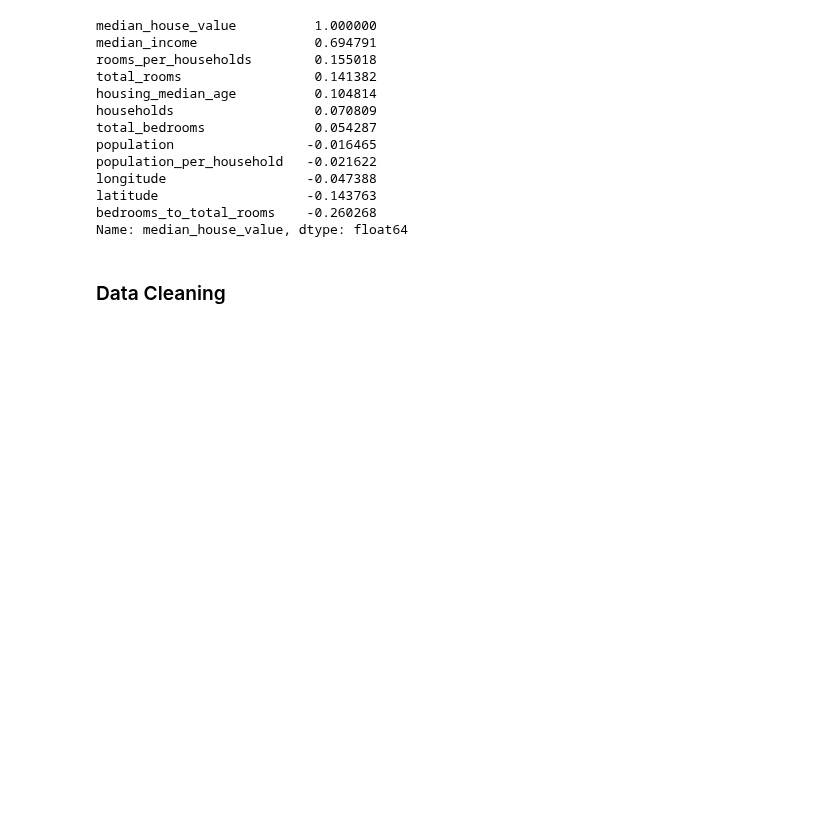
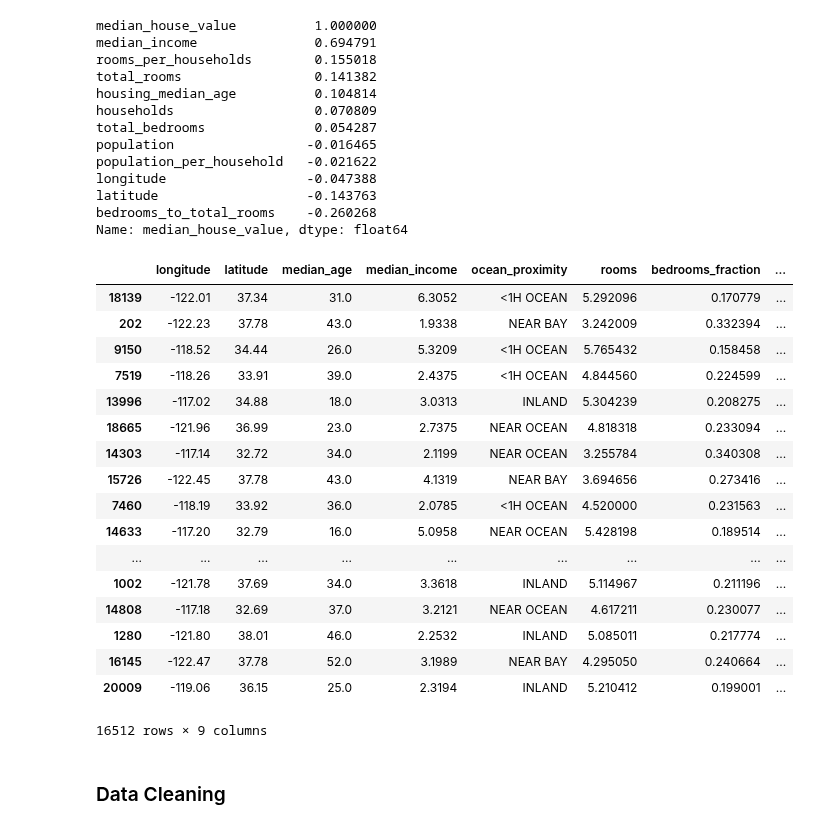
Before and after one commit to somnath1077/ML, a Jupyter notebook: hands_on_ML/Chapter2.ipynb, the cells around one changed output. Saved outputs shown, nothing was run; the diff lists cells and outputs as text; code cells hidden in the pictures; blank space fills up the shorter version.

```diff
--- a/hands_on_ML/Chapter2.ipynb
+++ b/hands_on_ML/Chapter2.ipynb
@@ -250,6 +250,35 @@ Name: median_house_value, dtype: float64
 # %%
 data_attributes = data.drop('median_house_value', axis=1)
 data_labels = data['median_house_value'].copy()
+# %%
+data_modified1 = data[['longitude', 'latitude', 'housing_median_age', 'median_income',
+                                            'ocean_proximity', 'rooms_per_households', 'bedrooms_to_total_rooms',
+                                            'population_per_household', 'median_house_value']]
+data_modified = data_modified1.rename(columns={'housing_median_age': 'median_age',
+                                         'rooms_per_households': 'rooms',
+                                         'population_per_household': 'people_per_house',
+                                         'bedrooms_to_total_rooms': 'bedrooms_fraction',
+                                         'median_house_value': 'price_Dollars'})
+data_modified
+# %% [output]
+|  | longitude | latitude | median_age | median_income | ocean_proximity | rooms | bedrooms_fraction | ... |
+| 18139 | -122.01 | 37.34 | 31.0 | 6.3052 | <1H OCEAN | 5.292096 | 0.170779 | ... |
+| 202 | -122.23 | 37.78 | 43.0 | 1.9338 | NEAR BAY | 3.242009 | 0.332394 | ... |
+| 9150 | -118.52 | 34.44 | 26.0 | 5.3209 | <1H OCEAN | 5.765432 | 0.158458 | ... |
+| 7519 | -118.26 | 33.91 | 39.0 | 2.4375 | <1H OCEAN | 4.844560 | 0.224599 | ... |
+| 13996 | -117.02 | 34.88 | 18.0 | 3.0313 | INLAND | 5.304239 | 0.208275 | ... |
+| 18665 | -121.96 | 36.99 | 23.0 | 2.7375 | NEAR OCEAN | 4.818318 | 0.233094 | ... |
+| 14303 | -117.14 | 32.72 | 34.0 | 2.1199 | NEAR OCEAN | 3.255784 | 0.340308 | ... |
+| 15726 | -122.45 | 37.78 | 43.0 | 4.1319 | NEAR BAY | 3.694656 | 0.273416 | ... |
+| 7460 | -118.19 | 33.92 | 36.0 | 2.0785 | <1H OCEAN | 4.520000 | 0.231563 | ... |
+| 14633 | -117.20 | 32.79 | 16.0 | 5.0958 | NEAR OCEAN | 5.428198 | 0.189514 | ... |
+| ... | ... | ... | ... | ... | ... | ... | ... | ... |
+| 1002 | -121.78 | 37.69 | 34.0 | 3.3618 | INLAND | 5.114967 | 0.211196 | ... |
+| 14808 | -117.18 | 32.69 | 37.0 | 3.2121 | NEAR OCEAN | 4.617211 | 0.230077 | ... |
+| 1280 | -121.80 | 38.01 | 46.0 | 2.2532 | INLAND | 5.085011 | 0.217774 | ... |
+| 16145 | -122.47 | 37.78 | 52.0 | 3.1989 | NEAR BAY | 4.295050 | 0.240664 | ... |
+| 20009 | -119.06 | 36.15 | 25.0 | 2.3194 | INLAND | 5.210412 | 0.199001 | ... |
+16512 rows × 9 columns
 # %% [markdown]
 ### Data Cleaning
 # %%
```
Also changed, not shown: 3 other files.
